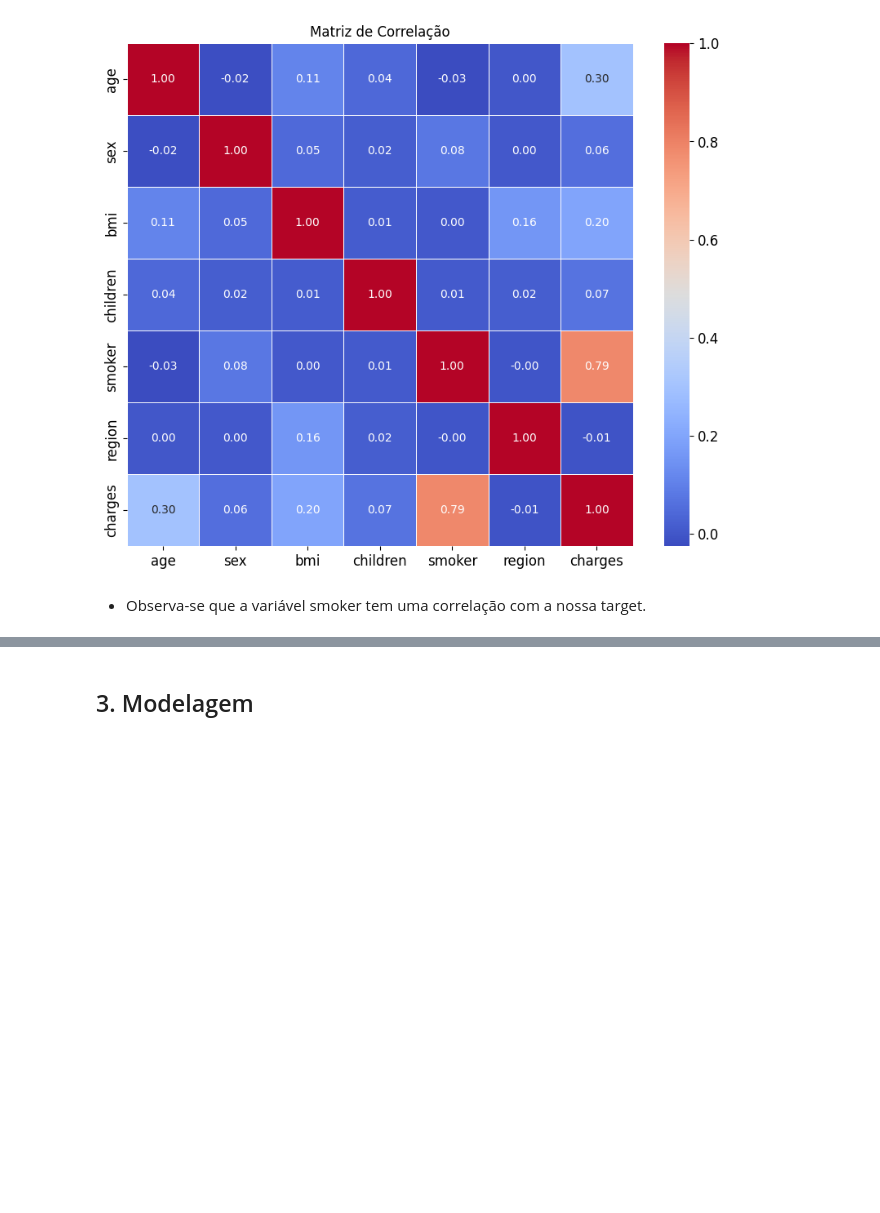
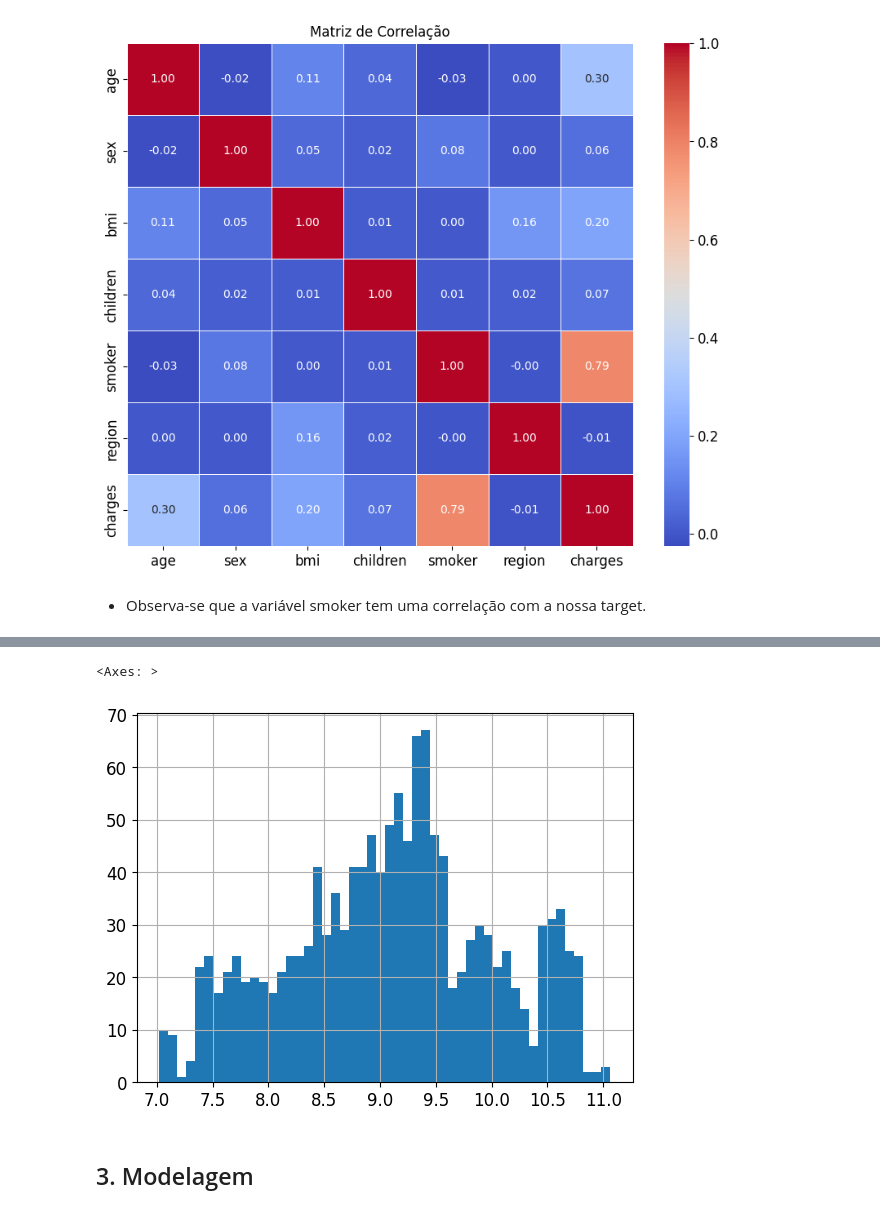
Before and after one commit to biancaalvesb/FIAP_POS_IA_ML, a Jupyter notebook: regressao_tech_challenge_1.ipynb, the cells around one changed output, grey strips where cells are left out. Saved outputs shown, nothing was run; the diff lists cells and outputs as text; code cells hidden in the pictures; blank space fills up the shorter version.

```diff
--- a/regressao_tech_challenge_1.ipynb
+++ b/regressao_tech_challenge_1.ipynb
@@ -222,3 +256,8 @@ plt.show()
+# %%
+dataset['log_charges'].hist(bins=50)
+# %% [output]
+<Axes: >
+[figure, added]
 # %% [markdown]
 ## 3. Modelagem
 # %% [markdown]
```
Also changed, not shown: parts of 11 cells of this notebook.
